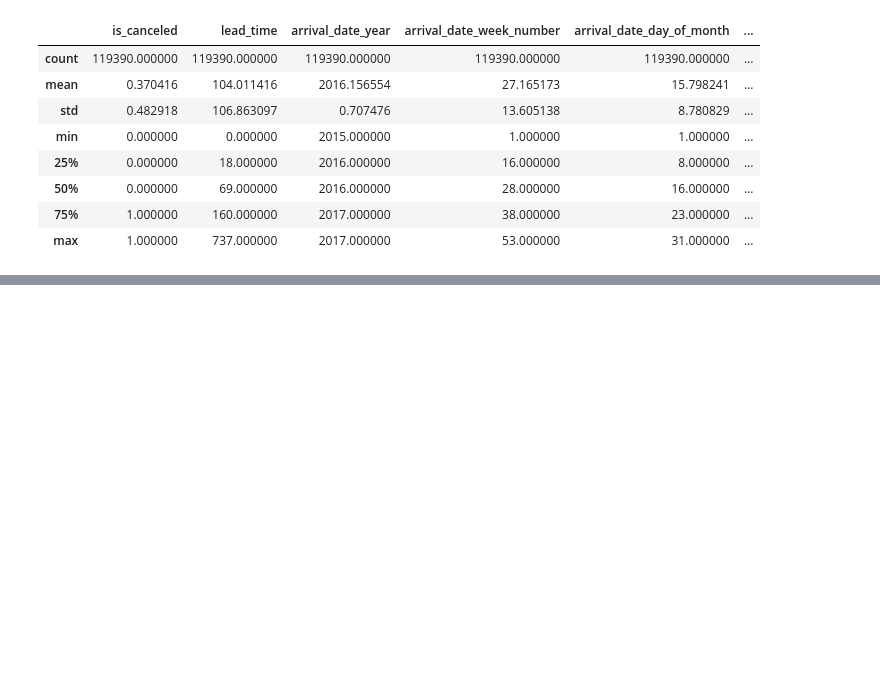
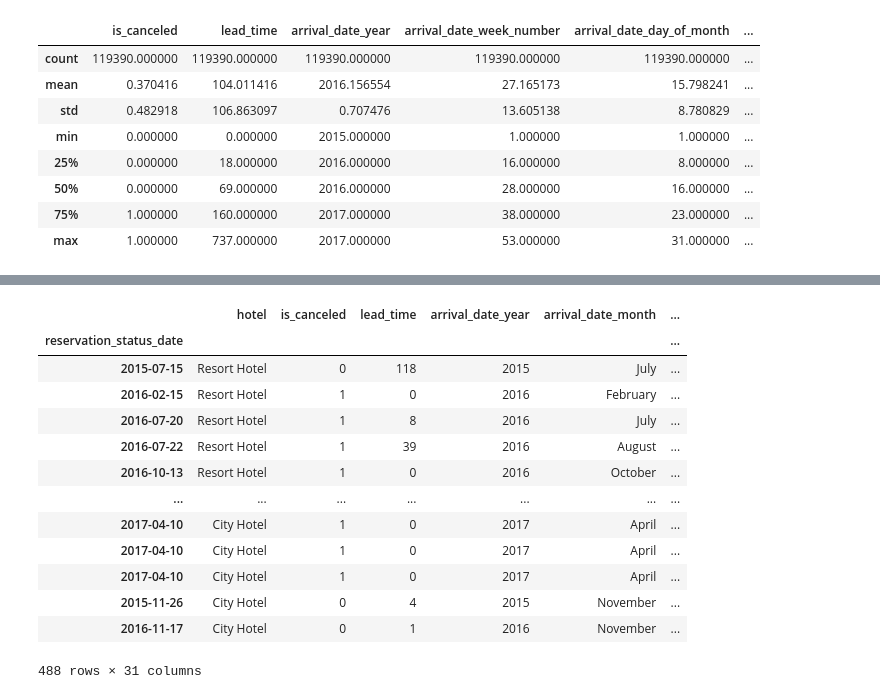
Before and after one commit to cahyoardhi/ugm-find-it-data-analytic, a Jupyter notebook: analyst.ipynb, the cells around one changed output, grey strips where cells are left out. Cells and saved outputs as stored; diff of their text form; code cells hidden in the pictures; blank space fills up the shorter version.

```diff
--- a/analyst.ipynb
+++ b/analyst.ipynb
@@ -84,0 +86,18 @@ df[children_is_null == True]
+# %%
+country_is_null = df.country.isnull()
+df[country_is_null == True]
+# %% [output]
+|  | hotel | is_canceled | lead_time | arrival_date_year | arrival_date_month | ... |
+| reservation_status_date |  |  |  |  |  | ... |
+| 2015-07-15 | Resort Hotel | 0 | 118 | 2015 | July | ... |
+| 2016-02-15 | Resort Hotel | 1 | 0 | 2016 | February | ... |
+| 2016-07-20 | Resort Hotel | 1 | 8 | 2016 | July | ... |
+| 2016-07-22 | Resort Hotel | 1 | 39 | 2016 | August | ... |
+| 2016-10-13 | Resort Hotel | 1 | 0 | 2016 | October | ... |
+| ... | ... | ... | ... | ... | ... | ... |
+| 2017-04-10 | City Hotel | 1 | 0 | 2017 | April | ... |
+| 2017-04-10 | City Hotel | 1 | 0 | 2017 | April | ... |
+| 2017-04-10 | City Hotel | 1 | 0 | 2017 | April | ... |
+| 2015-11-26 | City Hotel | 0 | 4 | 2015 | November | ... |
+| 2016-11-17 | City Hotel | 0 | 1 | 2016 | November | ... |
+488 rows × 31 columns
```
Also changed, not shown: parts of 3 cells of this notebook.
